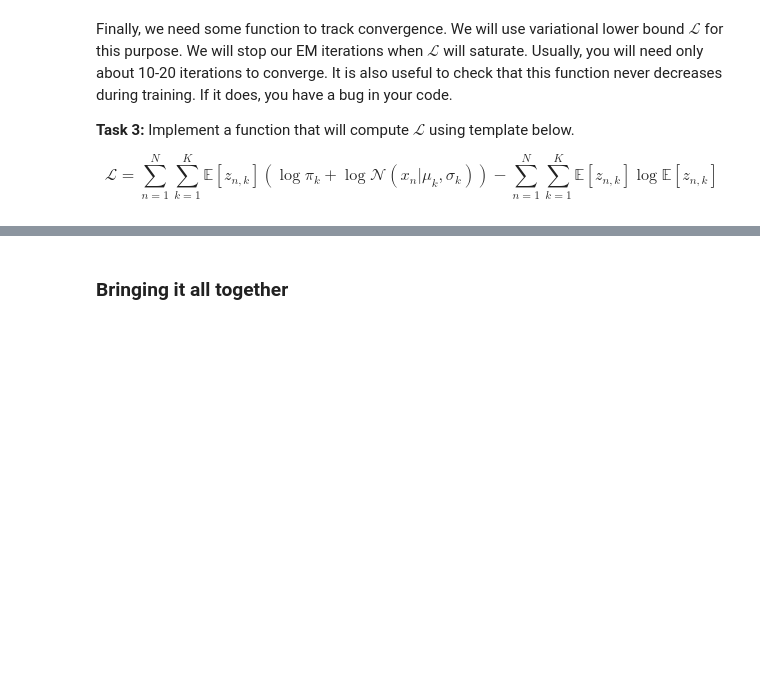
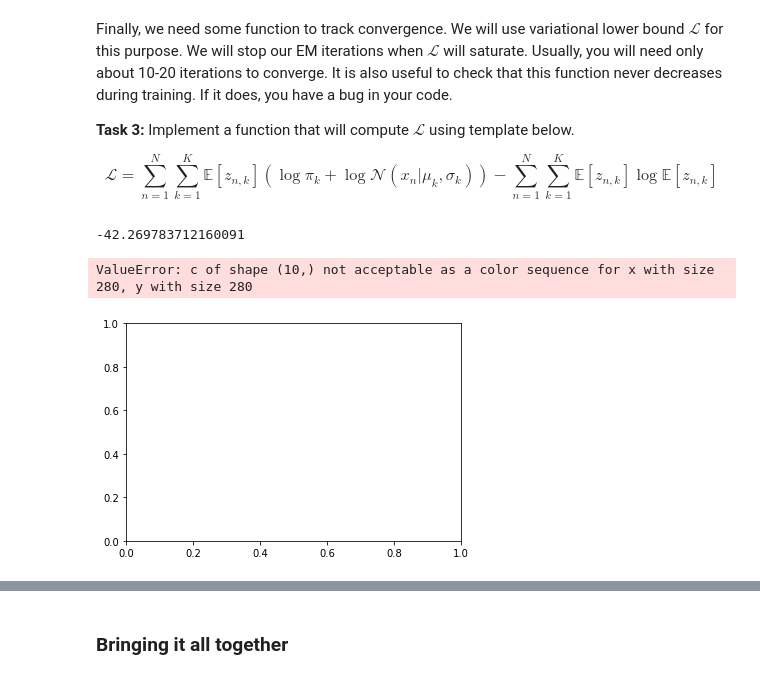
Before and after one commit to wesen/bayesian-methods, a Jupyter notebook: Week 2/Coursera-BMML_-week-2.ipynb, the cells around one changed output, grey strips where cells are left out. Saved outputs shown, nothing was run; the diff lists cells and outputs as text; code cells hidden in the pictures; blank space fills up the shorter version.

```diff
--- a/Week 2/Coursera-BMML_-week-2.ipynb
+++ b/Week 2/Coursera-BMML_-week-2.ipynb
@@ -341,9 +419,49 @@ def compute_vlb(X, pi, mu, sigma, gamma):
     C = gamma.shape[1] # number of clusters
     d = X.shape[1] # dimension of each object
 
-    ### YOUR CODE HERE
+    loss = 0.
+
+    for k in range(C):
+        log_pi_k = np.log(pi[k])
+        dist = scipy.stats.multivariate_normal(mu[k], sigma[k], allow_singular=True)
+        log_norm_k = dist.logpdf(X)
+
+        tmp_1 = gamma[:, k] * (log_pi_k + log_norm_k)
+
+        loss += tmp_1.sum()
+
+    for k in range(C):
+#         print(gamma[:,k].sum())
+        tmp_2 = gamma[:, k] * (np.log(gamma[:, k]))
+#         print(gamma[:,k])
+#         print(np.log(gamma[:,k]))
+
+        loss -= tmp_2.sum()
+
+
+
 
     return loss
+# %%
+compute_vlb(X[:10], pi, mu, sigma, gamma[:10])
+# %% [output]
+-42.269783712160091
+# %%
+pi, mu, sigma = pi0, mu0, sigma0
+prev_loss = None
+
+for i in range(5):
+    plot_data_multi_vals(X, pi, mu, sigma)
+
+    gamma = E_step(X, pi, mu, sigma)
+    pi, mu, sigma = M_step(X, gamma)
+    loss = compute_vlb(X, pi, mu, sigma, gamma)
+    if prev_loss is not None:
+        print(loss - prev_loss)
+    prev_loss = loss
+# %% [output]
+ValueError: c of shape (10,) not acceptable as a color sequence for x with size 280, y with size 280
+[figure, added]
 # %%
 pi, mu, sigma = pi0, mu0, sigma0
 gamma = E_step(X, pi, mu, sigma)
```
Also changed, not shown: parts of 13 cells of this notebook.
